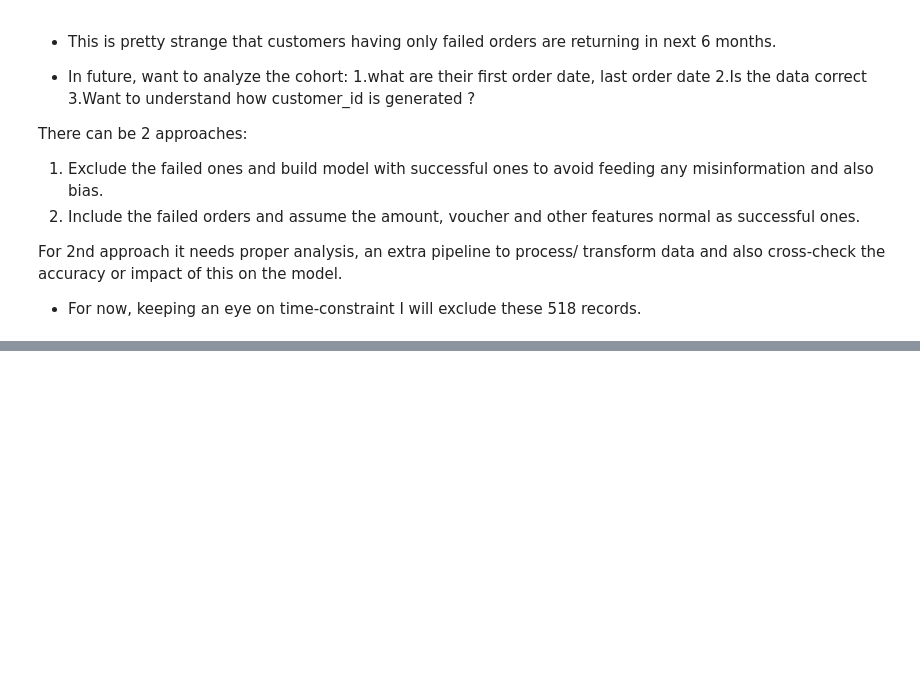
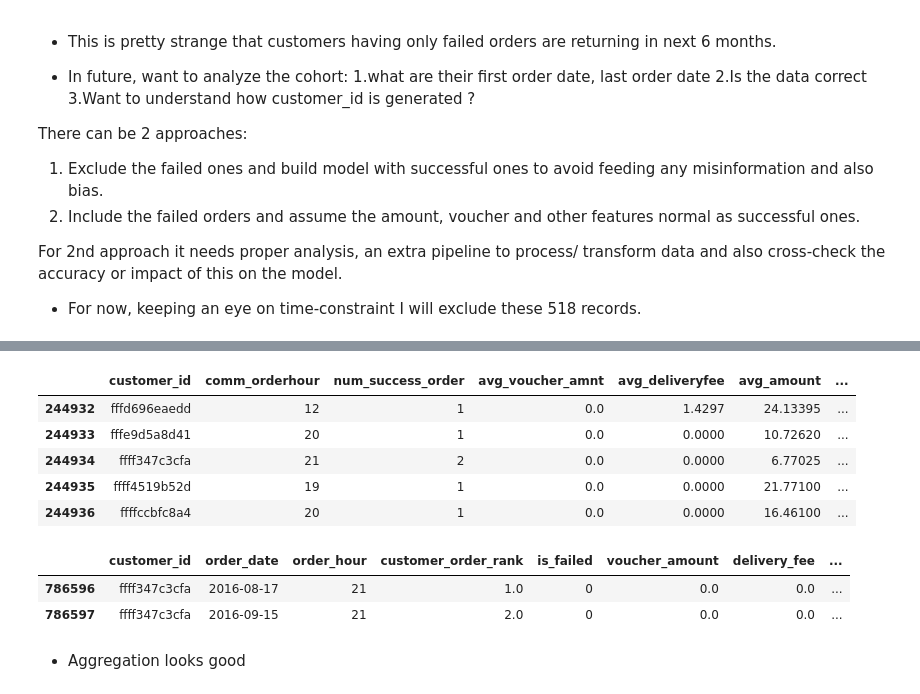
Before and after one commit to ashutosh3060/returning-customer-prediction, a Jupyter notebook: data_transformation.ipynb, the cells around one changed output, grey strips where cells are left out. Cells and saved outputs as stored; diff of their text form; code cells hidden in the pictures; blank space fills up the shorter version.

Commit message:
Created aggregated fields by grouping customer_id

```diff
--- a/data_transformation.ipynb
+++ b/data_transformation.ipynb
@@ -465,0 +454,35 @@ KeyboardInterrupt: ignored
+# %%
+df_grp_agg = df_ftr_crtn.groupby('customer_id').agg({'order_hour' : lambda x:x.value_counts().index[0],
+                         'customer_order_rank' : 'count',
+                         'voucher_amount' : 'mean',
+                         'delivery_fee' : 'mean',
+                         'amount_paid' : 'mean',
+                         'restaurant_id' : lambda x:x.nunique(),
+                         'city_id' : lambda x:x.nunique(),
+                         'payment_id' : lambda x:x.nunique(),
+                         'platform_id' : lambda x:x.nunique(),
+                         'transmission_id' : lambda x:x.nunique()})
+df_grp_agg = df_grp_agg.reset_index()
+df_grp_agg.rename(columns={"order_hour": "comm_orderhour", "customer_order_rank": "num_success_order",
+                           "voucher_amount": "avg_voucher_amnt", "delivery_fee": "avg_deliveryfee",
+                           "amount_paid": "avg_amount", "restaurant_id": "num_restaurant",
+                           "city_id" : "num_city", "payment_id" : "num_paymentid",
+                           "platform_id" : "num_platform", "transmission_id" : "num_transmission"}, inplace=True)
+df_grp_agg.tail()
+# %% [output]
+|  | customer_id | comm_orderhour | num_success_order | avg_voucher_amnt | avg_deliveryfee | avg_amount | ... |
+| 244932 | fffd696eaedd | 12 | 1 | 0.0 | 1.4297 | 24.13395 | ... |
+| 244933 | fffe9d5a8d41 | 20 | 1 | 0.0 | 0.0000 | 10.72620 | ... |
+| 244934 | ffff347c3cfa | 21 | 2 | 0.0 | 0.0000 | 6.77025 | ... |
+| 244935 | ffff4519b52d | 19 | 1 | 0.0 | 0.0000 | 21.77100 | ... |
+| 244936 | ffffccbfc8a4 | 20 | 1 | 0.0 | 0.0000 | 16.46100 | ... |
+# %%
+# Cross check aggregation for 1 customer
+
+df_ftr_crtn.loc[df_ftr_crtn["customer_id"]=="ffff347c3cfa"]
+# %% [output]
+|  | customer_id | order_date | order_hour | customer_order_rank | is_failed | voucher_amount | delivery_fee | ... |
+| 786596 | ffff347c3cfa | 2016-08-17 | 21 | 1.0 | 0 | 0.0 | 0.0 | ... |
+| 786597 | ffff347c3cfa | 2016-09-15 | 21 | 2.0 | 0 | 0.0 | 0.0 | ... |
+# %% [markdown]
+* Aggregation looks good
```
Also changed, not shown: parts of 4 cells of this notebook.
